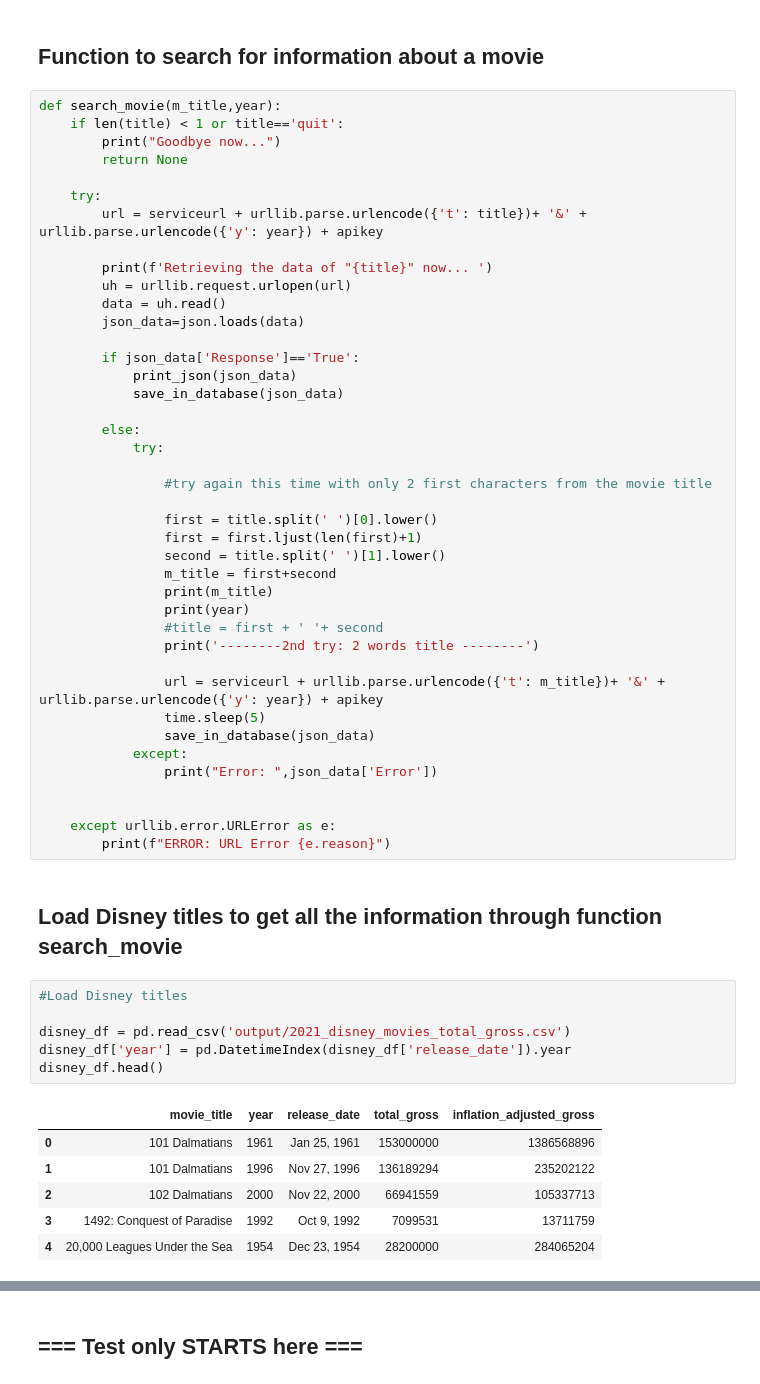
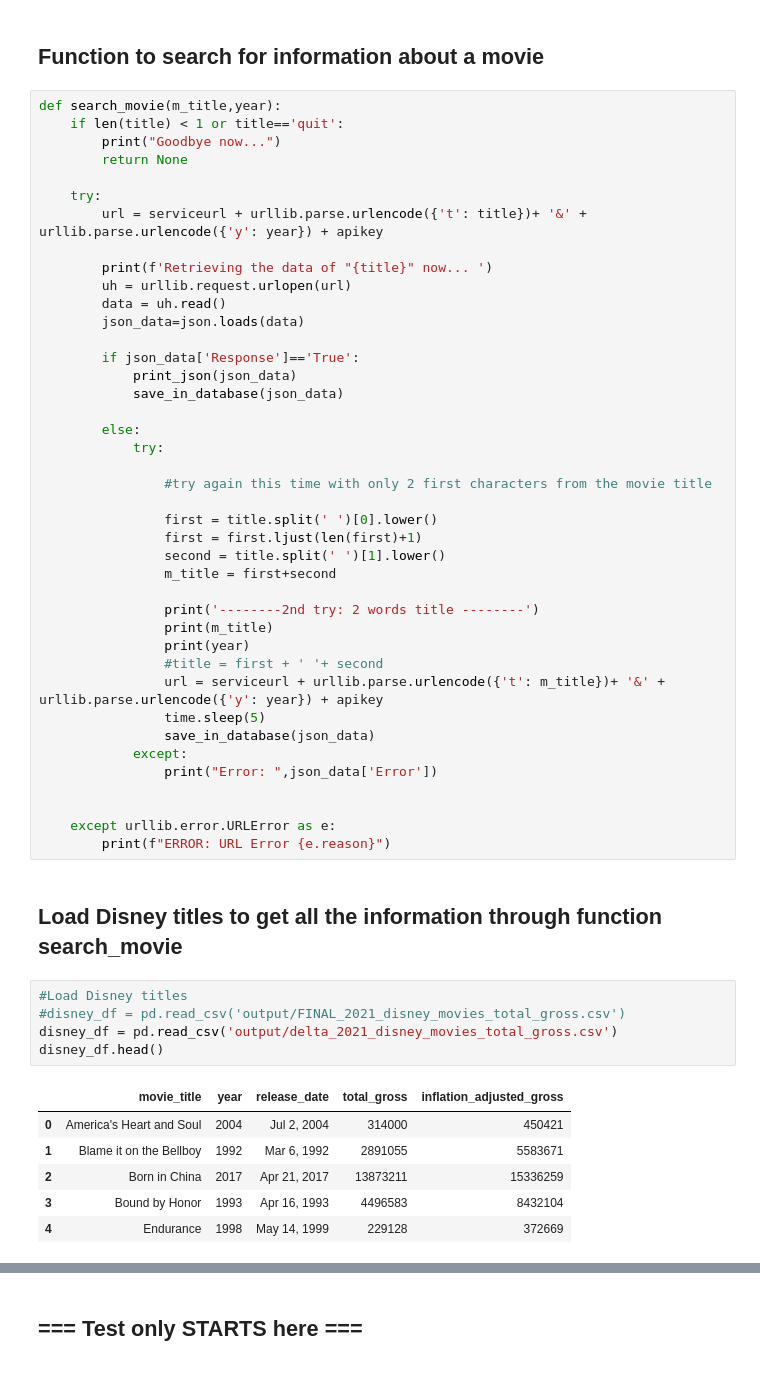
Before and after one commit to Kazmimasooma/Group-1-Disney, a Jupyter notebook: 1_Extract/2_Scrape_IMDB_for_Disney_Movies.ipynb, the cells around one changed output, grey strips where cells are left out. Drawn from its saved outputs; the diff is of its cells as text.

```diff
--- a/1_Extract/2_Scrape_IMDB_for_Disney_Movies.ipynb
+++ b/1_Extract/2_Scrape_IMDB_for_Disney_Movies.ipynb
@@ -205,11 +205,11 @@ def search_movie(m_title,year):
                 first = first.ljust(len(first)+1)
                 second = title.split(' ')[1].lower()
                 m_title = first+second
+
+                print('--------2nd try: 2 words title --------')
                 print(m_title)
                 print(year)
                 #title = first + ' '+ second
-                print('--------2nd try: 2 words title --------')
-
                 url = serviceurl + urllib.parse.urlencode({'t': m_title})+ '&' + urllib.parse.urlencode({'y': year}) + apikey
                 time.sleep(5)
                 save_in_database(json_data)
@@ -223,17 +223,16 @@ def search_movie(m_title,year):
 ## Load Disney titles to get all the information through function search_movie
 # %%
 #Load Disney titles
-
-disney_df = pd.read_csv('output/2021_disney_movies_total_gross.csv')
-disney_df['year'] = pd.DatetimeIndex(disney_df['release_date']).year
+#disney_df = pd.read_csv('output/FINAL_2021_disney_movies_total_gross.csv')
+disney_df = pd.read_csv('output/delta_2021_disney_movies_total_gross.csv')
 disney_df.head()
 # %% [output]
 |  | movie_title | year | release_date | total_gross | inflation_adjusted_gross |
-| 0 | 101 Dalmatians | 1961 | Jan 25, 1961 | 153000000 | 1386568896 |
-| 1 | 101 Dalmatians | 1996 | Nov 27, 1996 | 136189294 | 235202122 |
-| 2 | 102 Dalmatians | 2000 | Nov 22, 2000 | 66941559 | 105337713 |
-| 3 | 1492: Conquest of Paradise | 1992 | Oct 9, 1992 | 7099531 | 13711759 |
-| 4 | 20,000 Leagues Under the Sea | 1954 | Dec 23, 1954 | 28200000 | 284065204 |
+| 0 | America's Heart and Soul | 2004 | Jul 2, 2004 | 314000 | 450421 |
+| 1 | Blame it on the Bellboy | 1992 | Mar 6, 1992 | 2891055 | 5583671 |
+| 2 | Born in China | 2017 | Apr 21, 2017 | 13873211 | 15336259 |
+| 3 | Bound by Honor | 1993 | Apr 16, 1993 | 4496583 | 8432104 |
+| 4 | Endurance | 1998 | May 14, 1999 | 229128 | 372669 |
 # %%
 disney_df.count()
 # %% [output]
```
Also changed, not shown: parts of 13 cells of this notebook.
